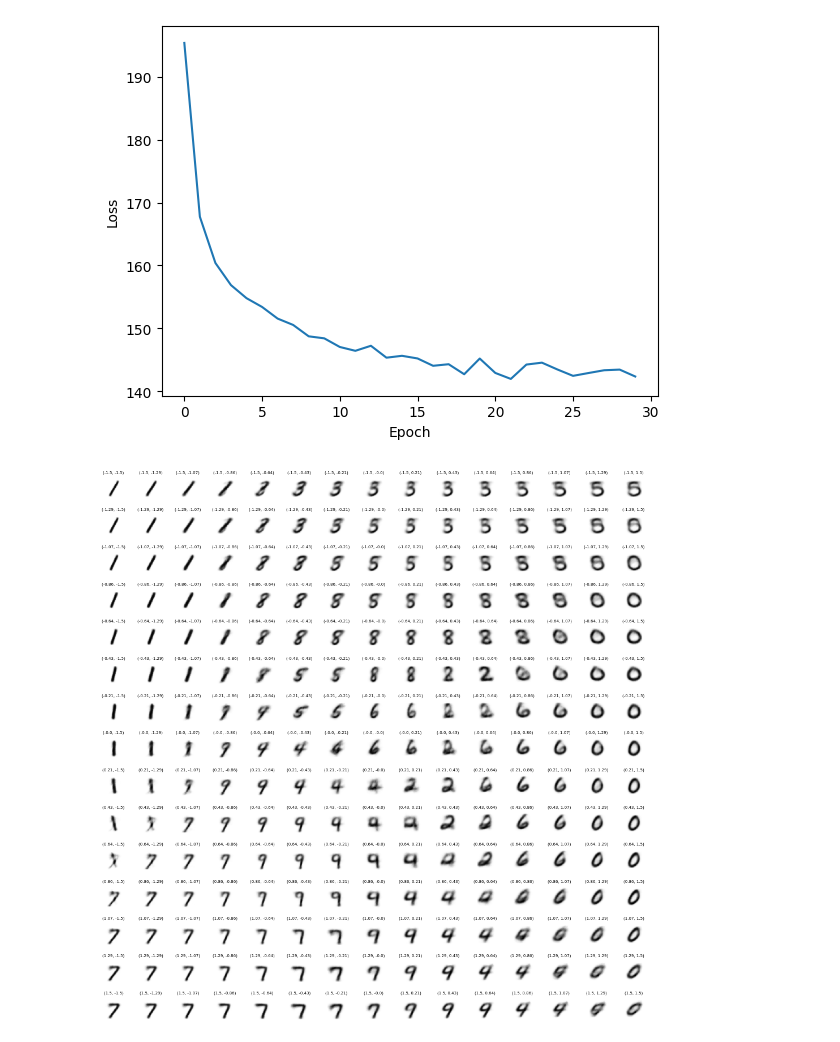
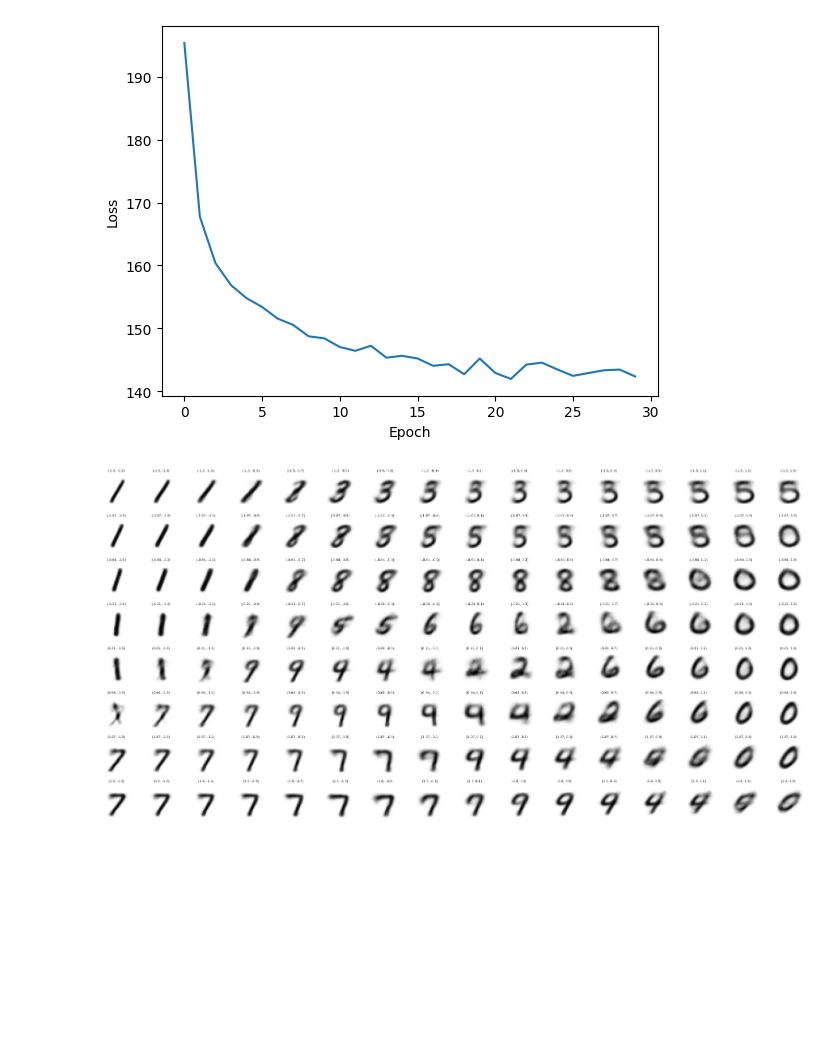
Before and after one commit to yuvalm11/mnist-vae, a Jupyter notebook: vae.ipynb, the cells around one changed output. Saved outputs shown, nothing was run; the diff lists cells and outputs as text; code cells hidden in the pictures; blank space fills up the shorter version.

```diff
--- a/vae.ipynb
+++ b/vae.ipynb
@@ -79,19 +79,19 @@ Epoch 30, Loss: 142.3294
 # %%
 vae.eval()
 with torch.no_grad():
-    z = torch.stack([torch.tensor([i, j]) for i in torch.linspace(-1.5, 1.5, 15) for j in torch.linspace(-1.5, 1.5, 15)])
+    z = torch.stack([torch.tensor([i, j]) for i in torch.linspace(-1.5, 1.5, 8) for j in torch.linspace(-1.5, 1.5, 16)])
     generated_images = vae.decode(z)
 
-    plt.figure(figsize=(10, 10))
-    for i in range(15*15):
-        plt.subplot(15, 15, i + 1)
+    plt.figure(figsize=(16, 8))
+    for i in range(8*16):
+        plt.subplot(8, 16, i + 1)
         plt.imshow(generated_images[i].squeeze(), cmap='gray')
         z_val = z[i].numpy().tolist()
         z_0 = round(z_val[0], 2)
         z_1 = round(z_val[1], 2)
         plt.title((z_0, z_1), fontsize=5)
         plt.axis('off')
     plt.tight_layout()
     plt.show()
 # %% [output]
-[figure, old version]
+[figure, new version]
```
Also changed, not shown: 3 other files.
